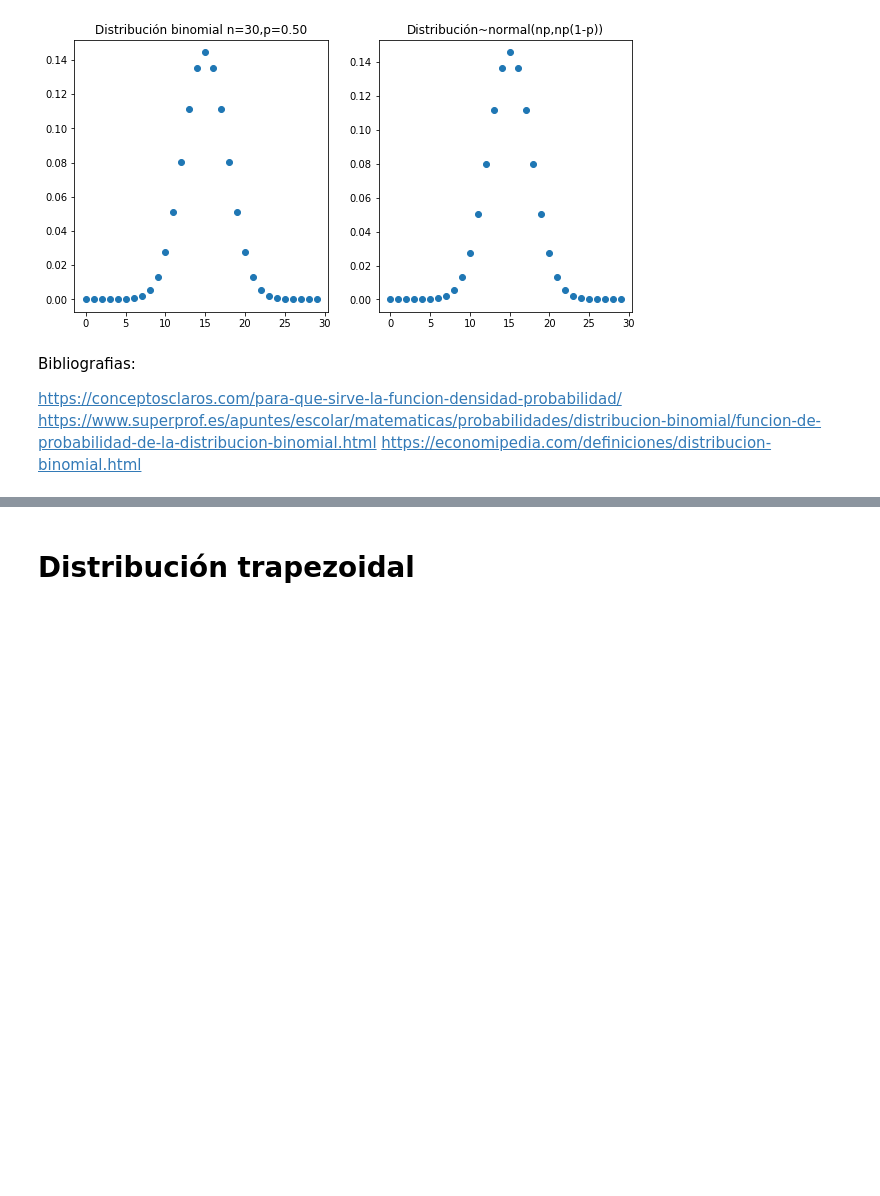
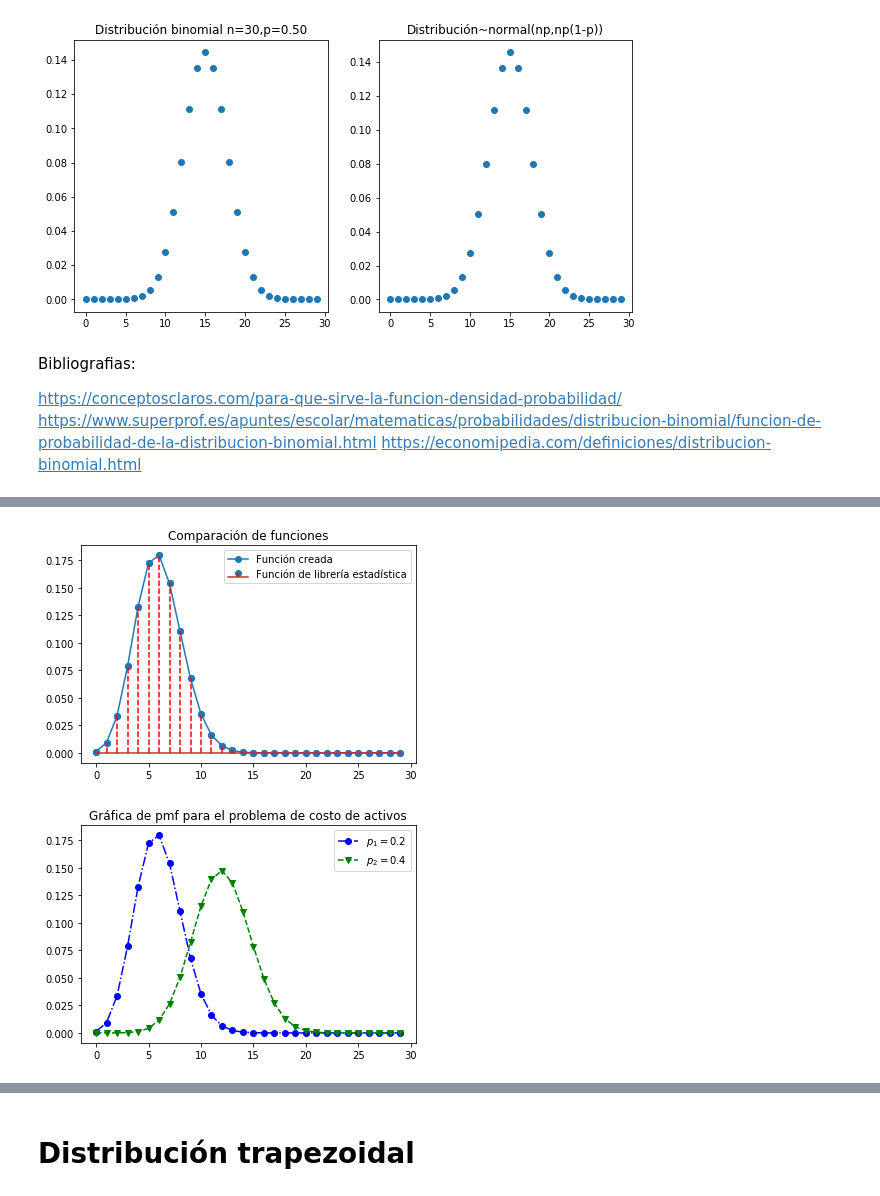
Before and after one commit to Julio99olaf/Pagina-distribucion, a Jupyter notebook: Distribuciones .ipynb, the cells around one changed output, grey strips where cells are left out. Saved outputs shown, nothing was run; the diff lists cells and outputs as text; code cells hidden in the pictures; blank space fills up the shorter version.

```diff
--- a/Distribuciones .ipynb
+++ b/Distribuciones .ipynb
@@ -155,0 +183,36 @@ https://economipedia.com/definiciones/distribucion-binomial.html
+# %%
+# Parámetros de la distribución
+# Importamos librerías a trabajar en todas las simulaciones
+import matplotlib.pyplot as plt
+import numpy as np
+import scipy.stats as st     # Librería estadística
+from math import factorial as fac # Importo la operación factorial
+from scipy.special import comb # Importamos la función combinatoria
+
+# Parámetros de la distribución
+n = 30; p1=0.2; p2 = 0.4
+
+m = np.arange(0,n)
+n = n*np.ones(len(m))
+# Distribución binomial creada
+P = lambda p,n,m:comb(n,m)*p**m*(1-p)**(n-m)
+
+# Distribución binomial del paquete de estadística
+P2 = st.binom(n,p1).pmf(m)
+
+# Comparación de función creada con función de python
+plt.plot(P(p1,n,m),'o-',label='Función creada')
+plt.stem(P2,linefmt='r--',label='Función de librería estadística')
+plt.legend()
+plt.title('Comparación de funciones')
+plt.show()
+
+# Grafica de pmf para el problema de costo de activos
+plt.plot(P(p1,n,m),'o-.b',label='$p_1 = 0.2$')
+plt.plot(st.binom(n,p2).pmf(m),'gv--',label='$p_2 = 0.4$')
+plt.legend()
+plt.title('Gráfica de pmf para el problema de costo de activos')
+plt.show()
+# %% [output]
+[figure, added]
+[figure, added]
```
Also changed, not shown: parts of 7 cells of this notebook, 1 other file.
